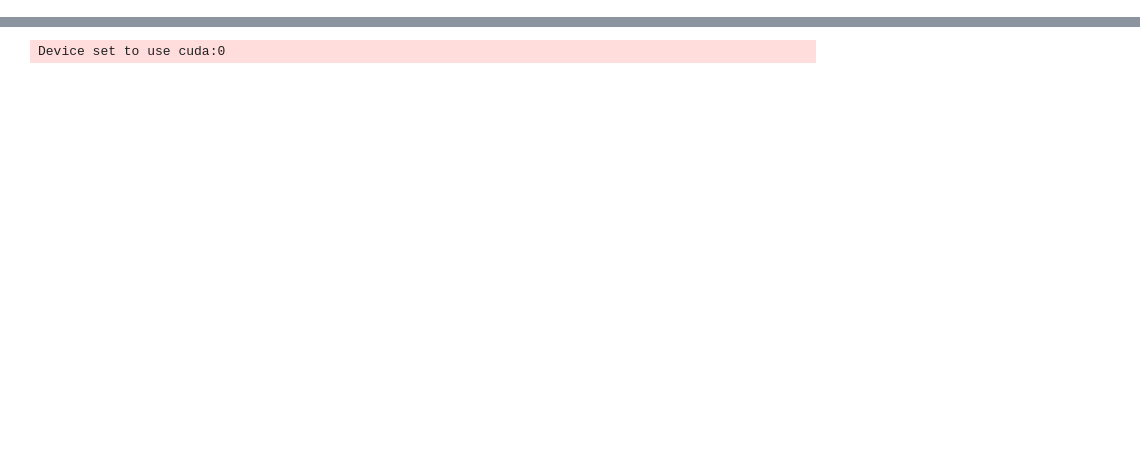
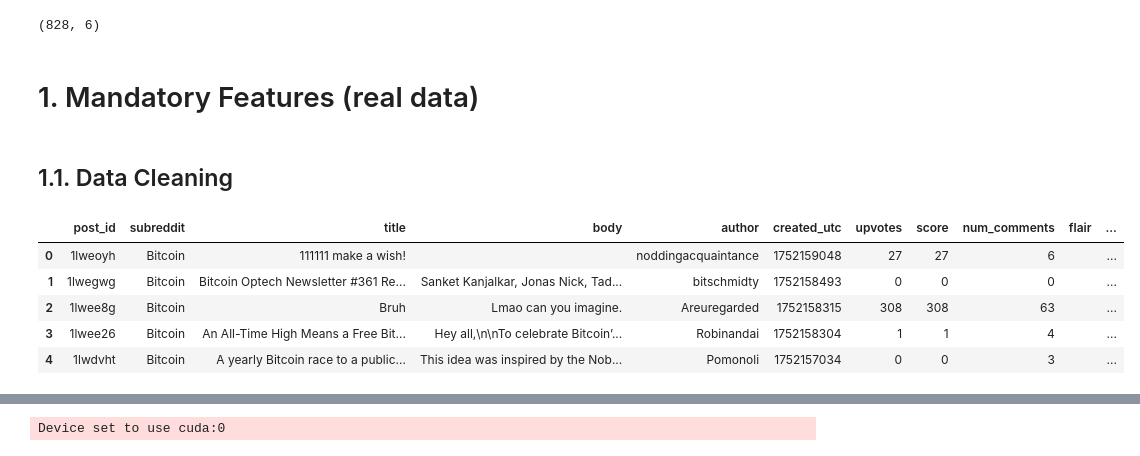
Before and after one commit to shejiac/sentiment_street, a Jupyter notebook: notebooks/sent_analysis.ipynb, the cells around one changed output, grey strips where cells are left out. Saved outputs shown, nothing was run; the diff lists cells and outputs as text; code cells hidden in the pictures; blank space fills up the shorter version.

```diff
--- a/notebooks/sent_analysis.ipynb
+++ b/notebooks/sent_analysis.ipynb
@@ -177,0 +69,46 @@ reddit_comment_df[["comments", "cleaned_comments"]].head(10)
+# %%
+comments_df.shape
+# %% [output]
+(828, 6)
+# %% [markdown]
+# 1. Mandatory Features (real data)
+# %% [markdown]
+## 1.1. Data Cleaning
+# %%
+import re
+import contractions
+import emoji
+
+def clean_text(text):
+    """# General data cleaning function for subreddit texts, including post's title, body and comments"""
+    # If text is empty, leave it be
+    if text == "":
+        return ""
+
+    # Replace multiple whitespaces with just one
+    text = re.sub(r"\s+", " ", text)
+
+    # Convert all emojis to textual representation
+    text = emoji.demojize(text)
+
+    # Replace URLs with tag <URL>
+    text = re.sub(r"http[s]?://(?:[a-zA-Z]|[0-9]|[$-_@.&+]|[!*\\(\\),]|(?:%[0-9a-fA-F][0-9a-fA-F]))+",
+                  "<URL>", text)
+
+	# Expand contractions in the text
+    text = contractions.fix(text)
+
+    return text
+# %%
+posts_df["cleaned_title"] = posts_df["title"].apply(clean_text)
+posts_df["cleaned_body"] = posts_df["body"].apply(clean_text)
+comments_df["cleaned_comment"] = comments_df["body"].apply(clean_text)
+# %%
+posts_df.head()
+# %% [output]
+|  | post_id | subreddit | title | body | author | created_utc | upvotes | score | num_comments | flair | ... |
+| 0 | 1lweoyh | Bitcoin | 111111 make a wish! |  | noddingacquaintance | 1752159048 | 27 | 27 | 6 |  | ... |
+| 1 | 1lwegwg | Bitcoin | Bitcoin Optech Newsletter #361 Re... | Sanket Kanjalkar, Jonas Nick, Tad... | bitschmidty | 1752158493 | 0 | 0 | 0 |  | ... |
+| 2 | 1lwee8g | Bitcoin | Bruh | Lmao can you imagine. | Areuregarded | 1752158315 | 308 | 308 | 63 |  | ... |
+| 3 | 1lwee26 | Bitcoin | An All-Time High Means a Free Bit... | Hey all,\n\nTo celebrate Bitcoin’... | Robinandai | 1752158304 | 1 | 1 | 4 |  | ... |
+| 4 | 1lwdvht | Bitcoin | A yearly Bitcoin race to a public... | This idea was inspired by the Nob... | Pomonoli | 1752157034 | 0 | 0 | 3 |  | ... |
```
Also changed, not shown: parts of 84 cells of this notebook, 4 other files.
